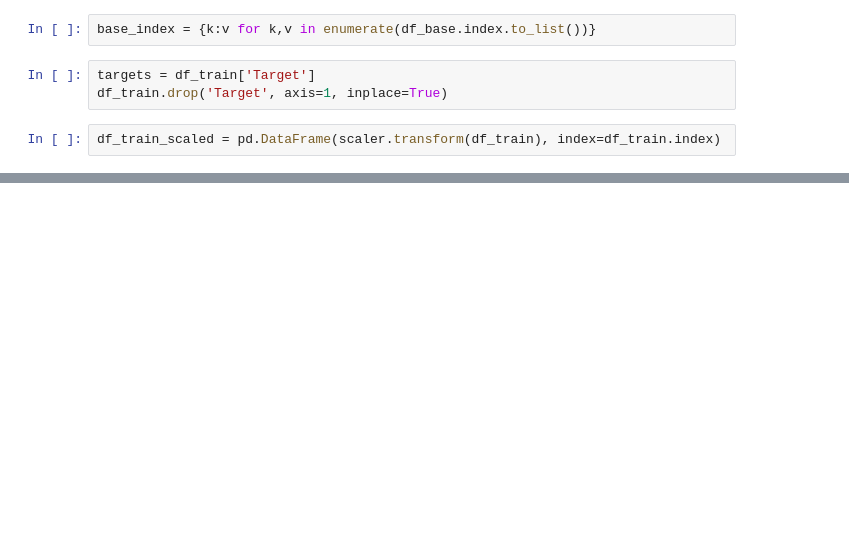
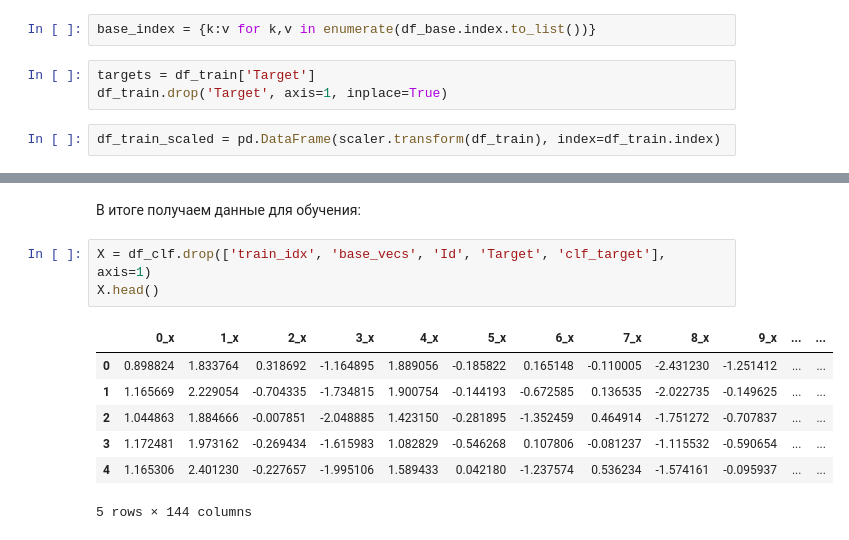
Before and after one commit to mvasilkova/matching, a Jupyter notebook: workshop2.ipynb, the cells around one changed output, grey strips where cells are left out. Cells and saved outputs as stored; diff of their text form; blank space fills up the shorter version.

```diff
--- a/workshop2.ipynb
+++ b/workshop2.ipynb
@@ -148,0 +170,13 @@ print(100 * acc/ len(idx))
+# %% [markdown]
+В итоге получаем данные для обучения:
+# %%
+X = df_clf.drop(['train_idx', 'base_vecs', 'Id', 'Target', 'clf_target'], axis=1)
+X.head()
+# %% [output]
+|  | 0_x | 1_x | 2_x | 3_x | 4_x | 5_x | 6_x | 7_x | 8_x | 9_x | ... | ... |
+| 0 | 0.898824 | 1.833764 | 0.318692 | -1.164895 | 1.889056 | -0.185822 | 0.165148 | -0.110005 | -2.431230 | -1.251412 | ... | ... |
+| 1 | 1.165669 | 2.229054 | -0.704335 | -1.734815 | 1.900754 | -0.144193 | -0.672585 | 0.136535 | -2.022735 | -0.149625 | ... | ... |
+| 2 | 1.044863 | 1.884666 | -0.007851 | -2.048885 | 1.423150 | -0.281895 | -1.352459 | 0.464914 | -1.751272 | -0.707837 | ... | ... |
+| 3 | 1.172481 | 1.973162 | -0.269434 | -1.615983 | 1.082829 | -0.546268 | 0.107806 | -0.081237 | -1.115532 | -0.590654 | ... | ... |
+| 4 | 1.165306 | 2.401230 | -0.227657 | -1.995106 | 1.589433 | 0.042180 | -1.237574 | 0.536234 | -1.574161 | -0.095937 | ... | ... |
+5 rows × 144 columns
```
Also changed, not shown: parts of 74 cells of this notebook, 1 other file.
